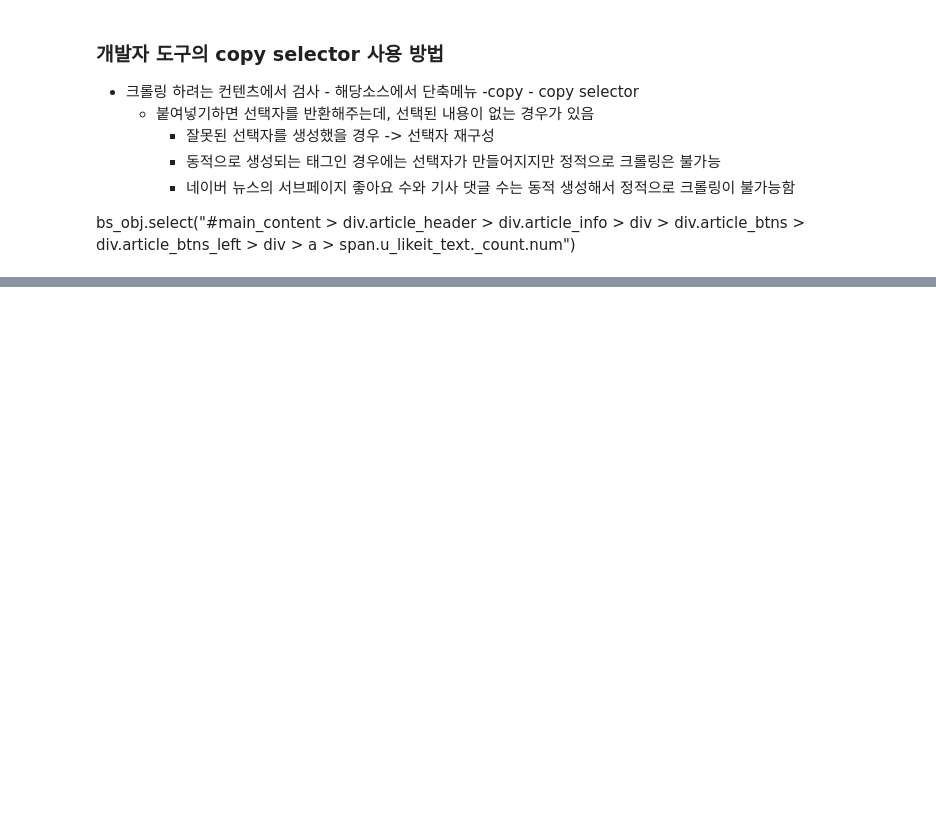
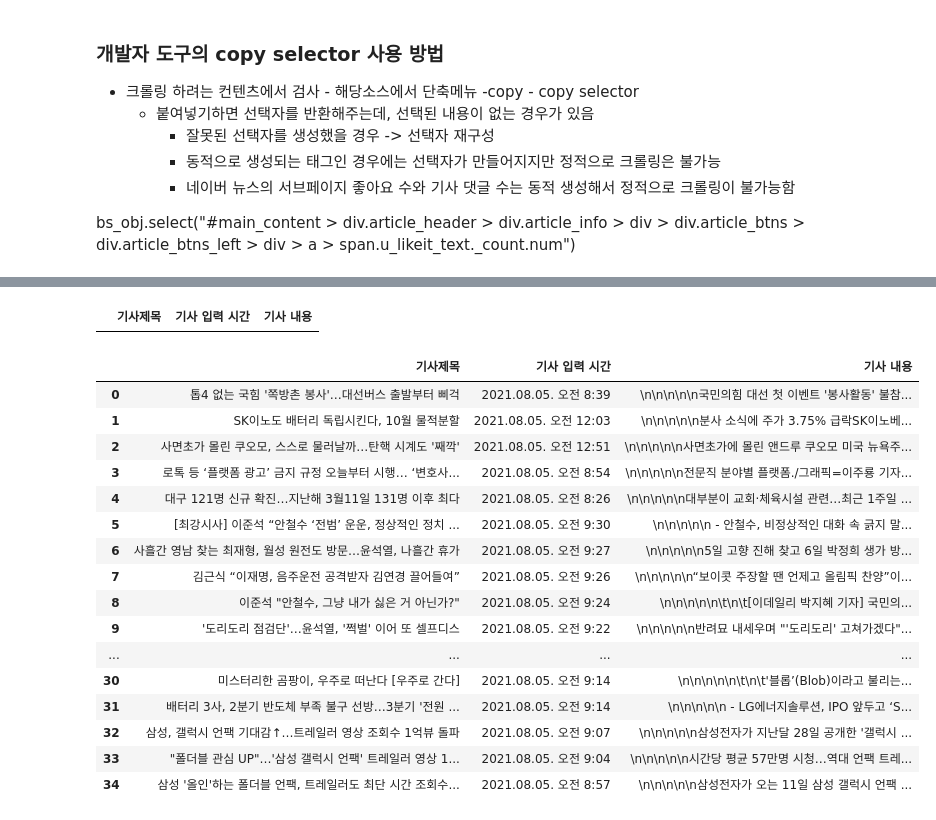
Before and after one commit to DaeGyeongYi/02.Data_Basic, a Jupyter notebook: WebCrawl/02_1_네이버 뉴스 sub 페이지 크롤링.ipynb, the cells around one changed output, grey strips where cells are left out. Saved outputs shown, nothing was run; the diff lists cells and outputs as text; code cells hidden in the pictures; blank space fills up the shorter version.

```diff
--- a/WebCrawl/02_1_네이버 뉴스 sub 페이지 크롤링.ipynb
+++ b/WebCrawl/02_1_네이버 뉴스 sub 페이지 크롤링.ipynb
@@ -58,10 +58,15 @@ def get_news_sub_info(url) :
     #기사 작성 시간 추출(태그 객체)
     date_time = bs_obj.find('span',{"class":'t11'})
 
+    #기사 내용
+    article_content = bs_obj.find(id="articleBodyContents")
+
+
     #4. 수집데이터 dict로 구성 후 반환
     dict_sub = {}
     dict_sub['기사제목'] = title.text
     dict_sub['기사 입력 시간'] = date_time.text
+    dict_sub['기사 내용'] = article_content.text
 
     return dict_sub
 # %%
@@ -105,0 +180,42 @@ for url in (link_list):
+# %%
+# 빈 데이터 프레임 하나 생성
+dict_sub = {}
+dict_sub['기사제목'] = []
+dict_sub['기사 입력 시간'] = []
+dict_sub['기사 내용'] = []
+
+
+news_sub_main = pd.DataFrame(dict_sub)
+news_sub_main
+# %% [output]
+|  | 기사제목 | 기사 입력 시간 | 기사 내용 |
+# %%
+import time
+
+link_list=news_df["link_url"]
+
+for url in link_list :
+    res = get_news_sub_info(url)
+    # 빈 df에 반환되는 dict 행으로 추가(append 함수 이용)
+    news_sub_main = news_sub_main.append(res, ignore_index=True)
+    time.sleep(2) #계속되는 요청으로 서버가 disconnect 시킬 수 있으므로 시간간격을 두어서 요청함
+
+news_sub_main
+# %% [output]
+|  | 기사제목 | 기사 입력 시간 | 기사 내용 |
+| 0 | 톱4 없는 국힘 '쪽방촌 봉사'…대선버스 출발부터 삐걱 | 2021.08.05. 오전 8:39 | \n\n\n\n\n국민의힘 대선 첫 이벤트 '봉사활동' 불참... |
+| 1 | SK이노도 배터리 독립시킨다, 10월 물적분할 | 2021.08.05. 오전 12:03 | \n\n\n\n\n분사 소식에 주가 3.75% 급락SK이노베... |
+| 2 | 사면초가 몰린 쿠오모, 스스로 물러날까…탄핵 시계도 '째깍' | 2021.08.05. 오전 12:51 | \n\n\n\n\n사면초가에 몰린 앤드루 쿠오모 미국 뉴욕주... |
+| 3 | 로톡 등 ‘플랫폼 광고’ 금지 규정 오늘부터 시행… ‘변호사... | 2021.08.05. 오전 8:54 | \n\n\n\n\n전문직 분야별 플랫폼./그래픽=이주룡 기자... |
+| 4 | 대구 121명 신규 확진…지난해 3월11일 131명 이후 최다 | 2021.08.05. 오전 8:26 | \n\n\n\n\n대부분이 교회·체육시설 관련…최근 1주일 ... |
+| 5 | [최강시사] 이준석 “안철수 ‘전범’ 운운, 정상적인 정치 ... | 2021.08.05. 오전 9:30 | \n\n\n\n\n - 안철수, 비정상적인 대화 속 긁지 말... |
+| 6 | 사흘간 영남 찾는 최재형, 월성 원전도 방문…윤석열, 나흘간 휴가 | 2021.08.05. 오전 9:27 | \n\n\n\n\n5일 고향 진해 찾고 6일 박정희 생가 방... |
+| 7 | 김근식 “이재명, 음주운전 공격받자 김연경 끌어들여” | 2021.08.05. 오전 9:26 | \n\n\n\n\n“보이콧 주장할 땐 언제고 올림픽 찬양”이... |
+| 8 | 이준석 "안철수, 그냥 내가 싫은 거 아닌가?" | 2021.08.05. 오전 9:24 | \n\n\n\n\n\t\n\t[이데일리 박지혜 기자] 국민의... |
+| 9 | '도리도리 점검단'…윤석열, '쩍벌' 이어 또 셀프디스 | 2021.08.05. 오전 9:22 | \n\n\n\n\n반려묘 내세우며 "'도리도리' 고쳐가겠다"... |
+| ... | ... | ... | ... |
+| 30 | 미스터리한 곰팡이, 우주로 떠난다 [우주로 간다] | 2021.08.05. 오전 9:14 | \n\n\n\n\n\t\n\t'블롭’(Blob)이라고 불리는... |
+| 31 | 배터리 3사, 2분기 반도체 부족 불구 선방…3분기 '전원 ... | 2021.08.05. 오전 9:14 | \n\n\n\n\n - LG에너지솔루션, IPO 앞두고 ‘S... |
+| 32 | 삼성, 갤럭시 언팩 기대감↑…트레일러 영상 조회수 1억뷰 돌파 | 2021.08.05. 오전 9:07 | \n\n\n\n\n삼성전자가 지난달 28일 공개한 '갤럭시 ... |
+| 33 | "폴더블 관심 UP"…'삼성 갤럭시 언팩' 트레일러 영상 1... | 2021.08.05. 오전 9:04 | \n\n\n\n\n시간당 평균 57만명 시청…역대 언팩 트레... |
+| 34 | 삼성 '올인'하는 폴더블 언팩, 트레일러도 최단 시간 조회수... | 2021.08.05. 오전 8:57 | \n\n\n\n\n삼성전자가 오는 11일 삼성 갤럭시 언팩 ... |
```
Also changed, not shown: parts of 4 cells of this notebook, 24 other files.
